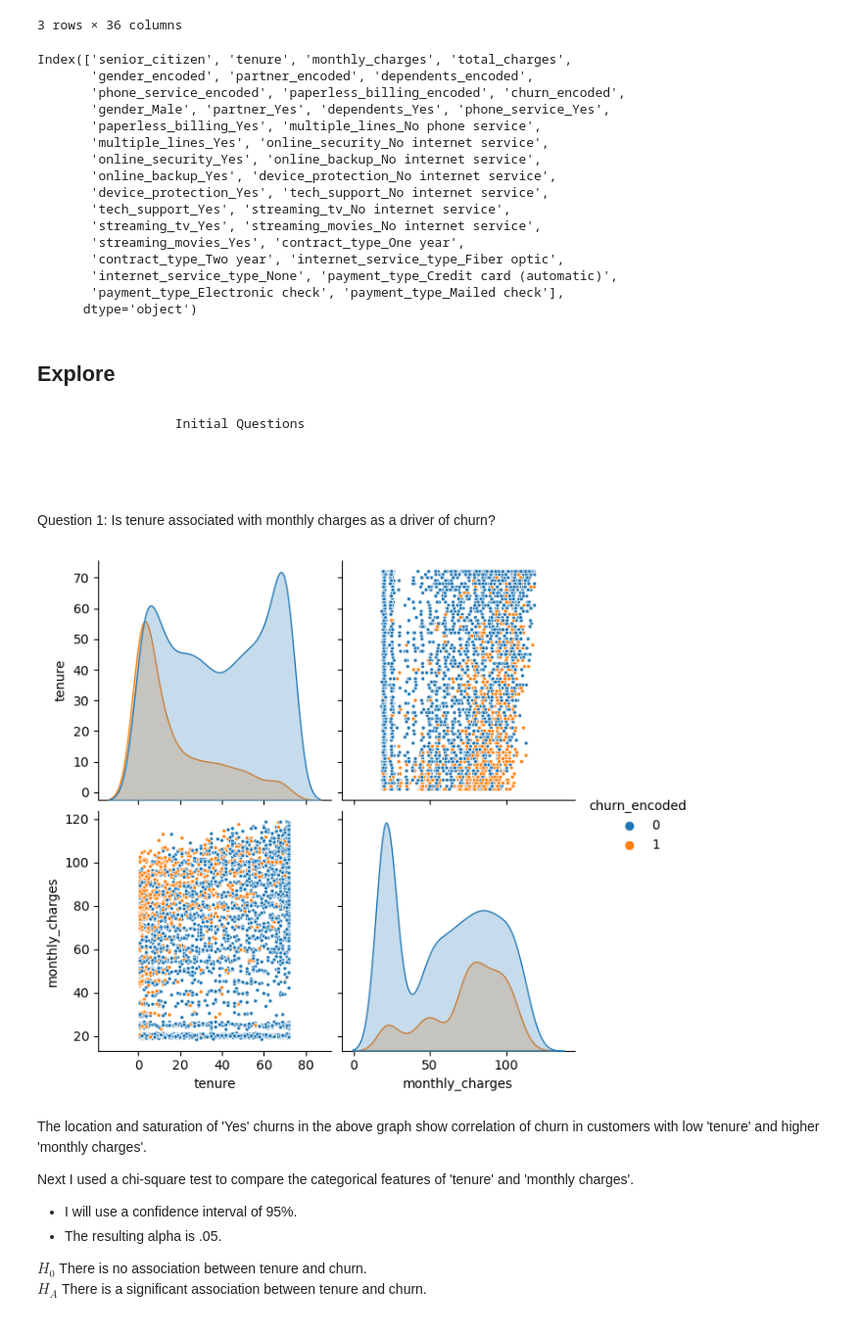
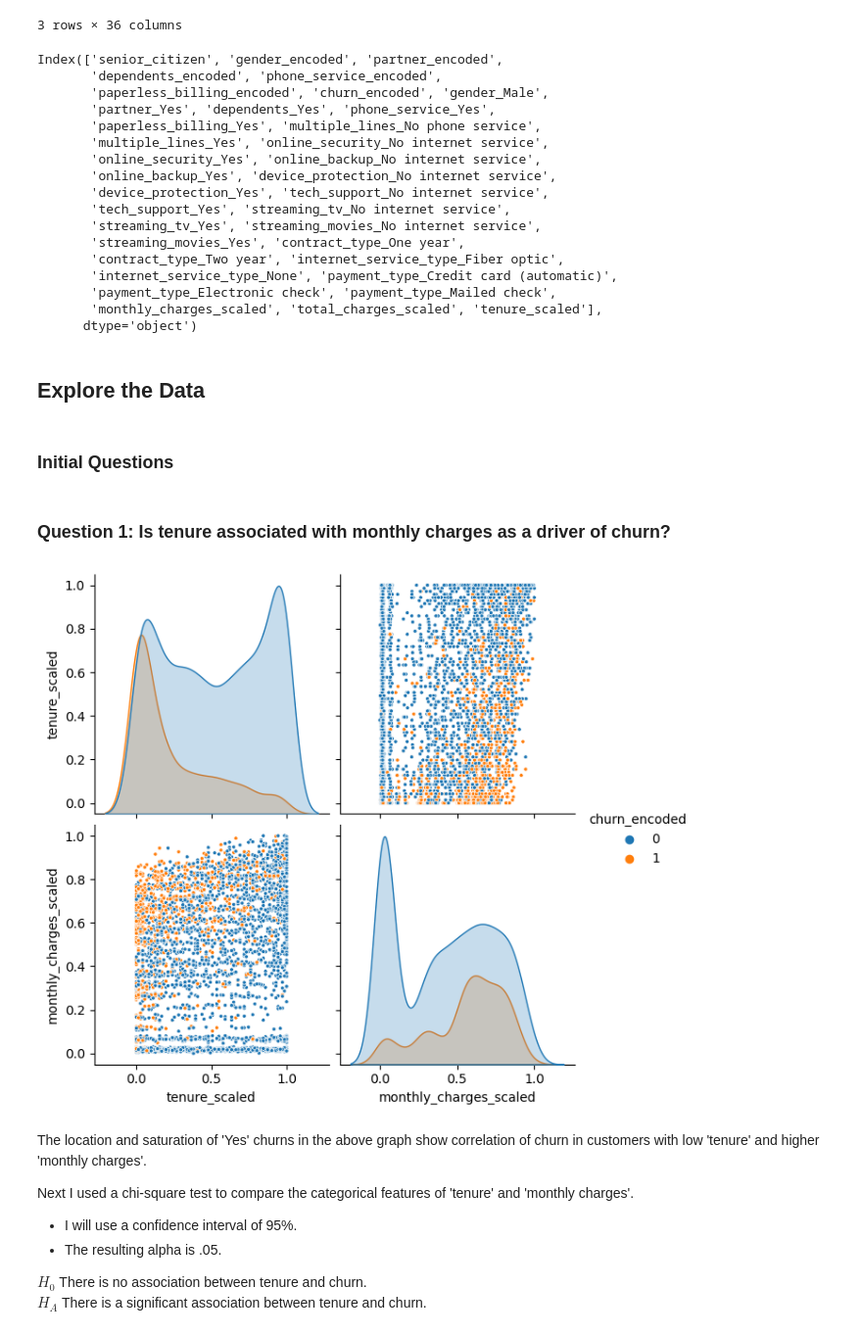
Before and after one commit to Saul-Gonzalez3/Classification_Project, a Jupyter notebook: Final_Report.ipynb, the cells around one changed output. Shown at 98% size. Drawn from its saved outputs; the diff is of its cells as text; code cells hidden in the pictures.

```diff
--- a/Final_Report.ipynb
+++ b/Final_Report.ipynb
@@ -97,13 +97,15 @@ train.head(3)
 | 1915 | 0 | 71 | 85.45 | 6028.95 | 0 | 0 | ... |
 | 5054 | 0 | 35 | 25.75 | 882.55 | 1 | 1 | ... |
 3 rows × 36 columns
+# %%
+train, validate, test = wr.scale_the_data(train, validate, test)
 # %%
 train.columns
 # %% [output]
-Index(['senior_citizen', 'tenure', 'monthly_charges', 'total_charges',
-       'gender_encoded', 'partner_encoded', 'dependents_encoded',
-       'phone_service_encoded', 'paperless_billing_encoded', 'churn_encoded',
-       'gender_Male', 'partner_Yes', 'dependents_Yes', 'phone_service_Yes',
+Index(['senior_citizen', 'gender_encoded', 'partner_encoded',
+       'dependents_encoded', 'phone_service_encoded',
+       'paperless_billing_encoded', 'churn_encoded', 'gender_Male',
+       'partner_Yes', 'dependents_Yes', 'phone_service_Yes',
        'paperless_billing_Yes', 'multiple_lines_No phone service',
        'multiple_lines_Yes', 'online_security_No internet service',
        'online_security_Yes', 'online_backup_No internet service',
@@ -114,24 +116,23 @@ Index(['senior_citizen', 'tenure', 'monthly_charges', 'total_charges',
        'streaming_movies_Yes', 'contract_type_One year',
        'contract_type_Two year', 'internet_service_type_Fiber optic',
        'internet_service_type_None', 'payment_type_Credit card (automatic)',
-       'payment_type_Electronic check', 'payment_type_Mailed check'],
+       'payment_type_Electronic check', 'payment_type_Mailed check',
+       'monthly_charges_scaled', 'total_charges_scaled', 'tenure_scaled'],
       dtype='object')
 # %% [markdown]
-## Explore
+## Explore the Data
 # %% [markdown]
-                    Initial Questions
-\
-\
-\
-Question 1: Is tenure associated with monthly charges as a driver of churn?
+<h3>Initial Questions
+# %% [markdown]
+<h3><b>Question 1: Is tenure associated with monthly charges as a driver of churn?
 # %%
 #Get pairplot chart
-col = train[['tenure', 'monthly_charges']]
+col = train[['tenure_scaled', 'monthly_charges_scaled']]
 
 sns.pairplot(data = train, vars=col, hue = 'churn_encoded', markers='.', size=(3))
 plt.show()
 # %% [output]
-[figure, old version]
+[figure, new version]
 # %% [markdown]
 The location and saturation of 'Yes' churns in the above graph show correlation of churn in customers with low 'tenure' and higher 'monthly charges'.
 
```
Also changed, not shown: parts of 29 cells of this notebook, 3 other files.
